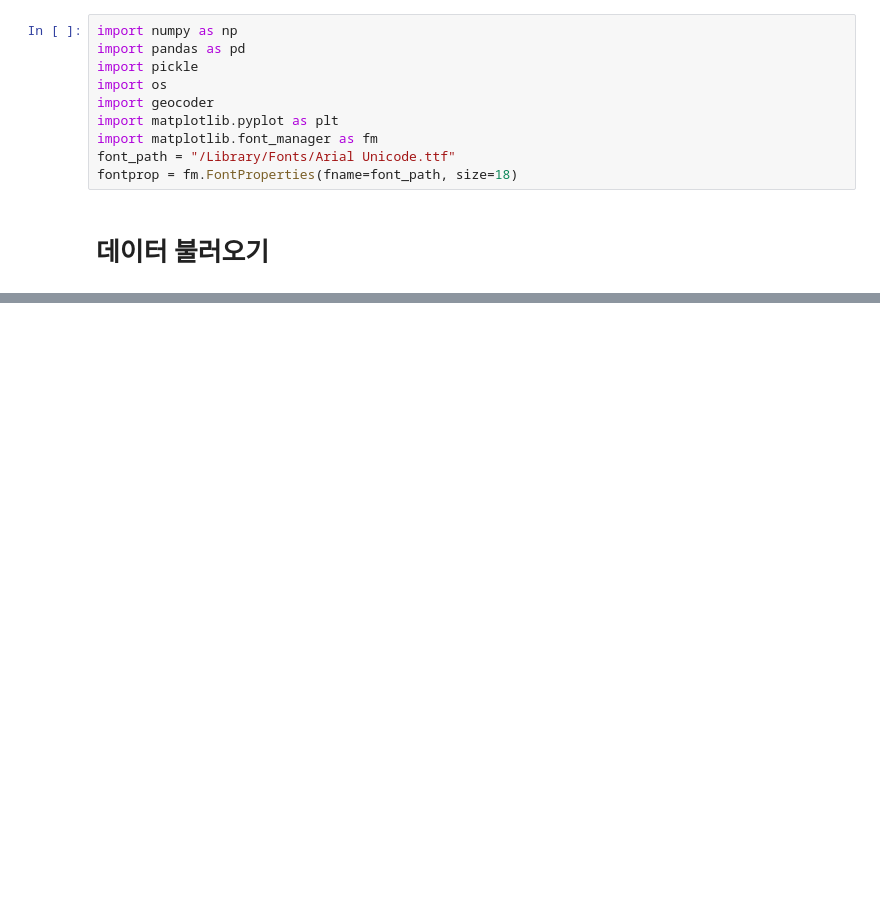
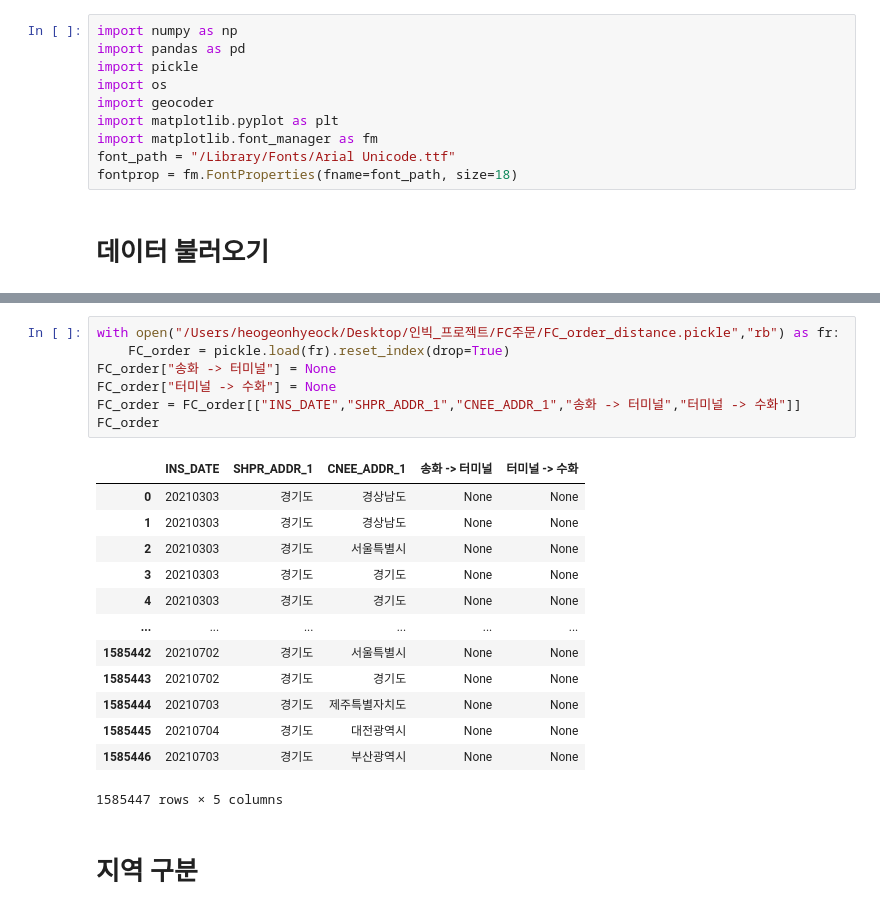
Before and after one commit to GeonHyeock/2021_Second_semester, a Jupyter notebook: Inbig_project/교통량.ipynb, the cells around one changed output, grey strips where cells are left out. Cells and saved outputs as stored; diff of their text form; blank space fills up the shorter version.

```diff
--- a/Inbig_project/교통량.ipynb
+++ b/Inbig_project/교통량.ipynb
@@ -24,0 +41,23 @@ for i in range(len(file_list)):
+# %%
+with open("/Users/heogeonhyeock/Desktop/인빅_프로젝트/FC주문/FC_order_distance.pickle","rb") as fr:
+    FC_order = pickle.load(fr).reset_index(drop=True)
+FC_order["송화 -> 터미널"] = None
+FC_order["터미널 -> 수화"] = None
+FC_order = FC_order[["INS_DATE","SHPR_ADDR_1","CNEE_ADDR_1","송화 -> 터미널","터미널 -> 수화"]]
+FC_order
+# %% [output]
+|  | INS_DATE | SHPR_ADDR_1 | CNEE_ADDR_1 | 송화 -> 터미널 | 터미널 -> 수화 |
+| 0 | 20210303 | 경기도 | 경상남도 | None | None |
+| 1 | 20210303 | 경기도 | 경상남도 | None | None |
+| 2 | 20210303 | 경기도 | 서울특별시 | None | None |
+| 3 | 20210303 | 경기도 | 경기도 | None | None |
+| 4 | 20210303 | 경기도 | 경기도 | None | None |
+| ... | ... | ... | ... | ... | ... |
+| 1585442 | 20210702 | 경기도 | 서울특별시 | None | None |
+| 1585443 | 20210702 | 경기도 | 경기도 | None | None |
+| 1585444 | 20210703 | 경기도 | 제주특별자치도 | None | None |
+| 1585445 | 20210704 | 경기도 | 대전광역시 | None | None |
+| 1585446 | 20210703 | 경기도 | 부산광역시 | None | None |
+1585447 rows × 5 columns
+# %% [markdown]
+# 지역 구분
```
Also changed, not shown: parts of 14 cells of this notebook.
